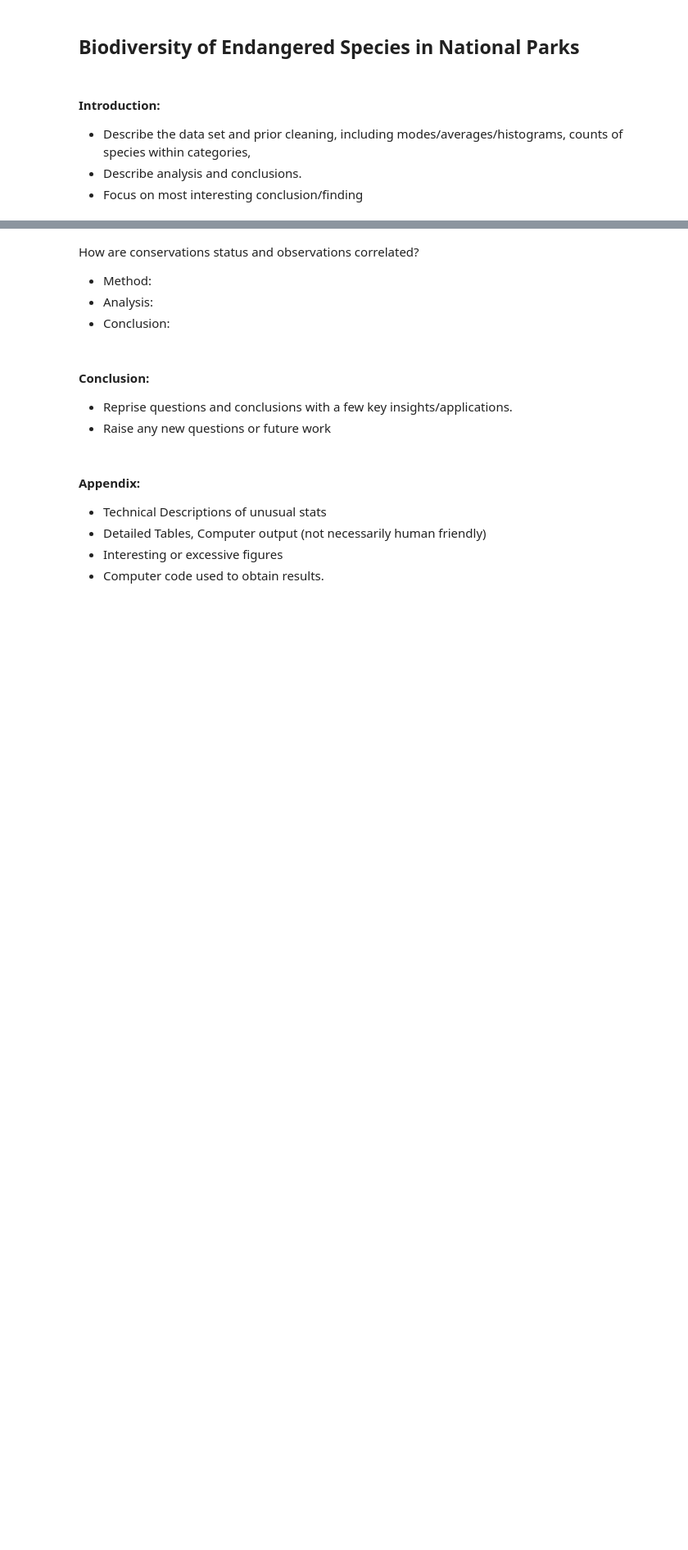
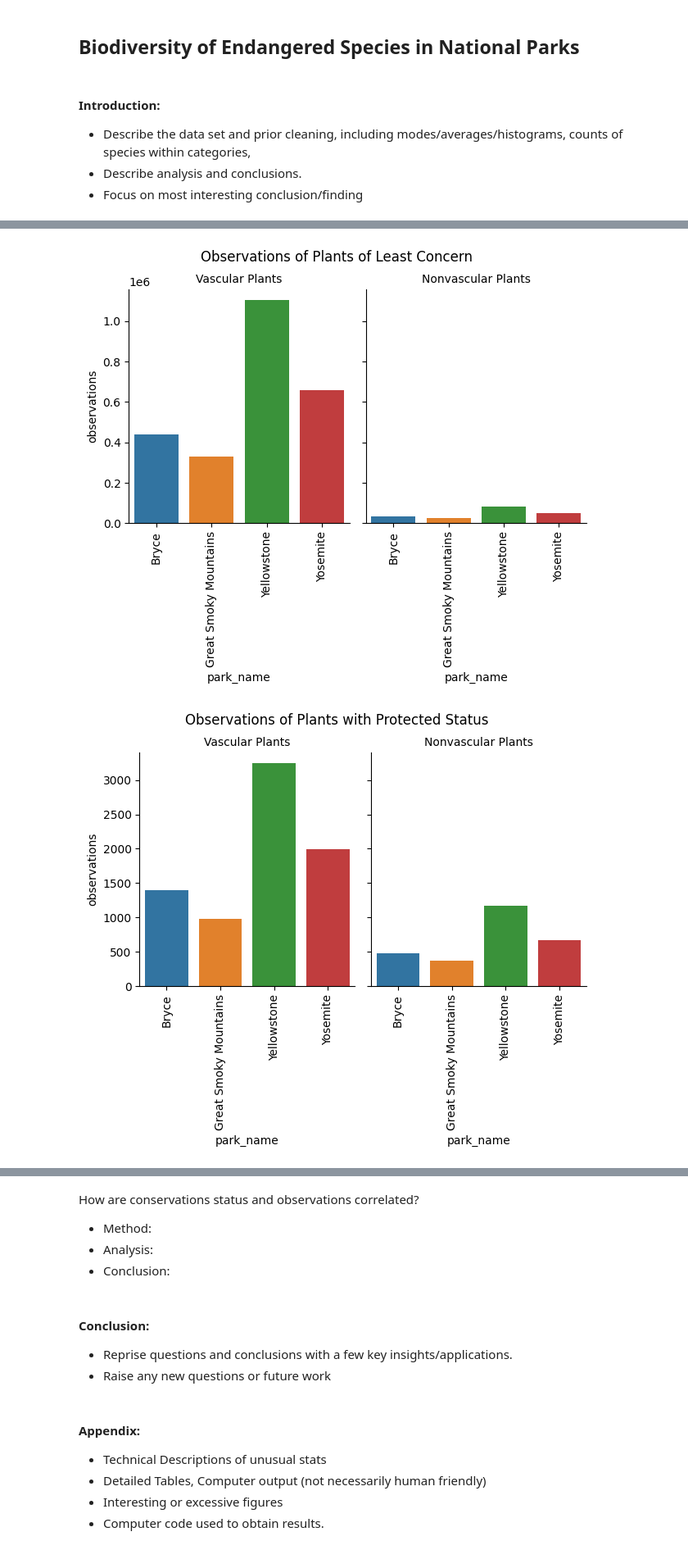
Before and after one commit to Matthewsabk/biodiversity, a Jupyter notebook: biodiversity.ipynb, the cells around one changed output, grey strips where cells are left out. Shown at 82% size. Cells and saved outputs as stored; diff of their text form; code cells hidden in the pictures; blank space fills up the shorter version.

```diff
--- a/biodiversity.ipynb
+++ b/biodiversity.ipynb
@@ -138,0 +86,41 @@ plt.clf()
+# %%
+#For greater visibility into the protection status of relative groups of species and plants we can split into two dataframes, one for plants and one for animals.
+#plants
+biodiv_plants = biodiv[biodiv['category'].str.contains('Plant')].reset_index(drop=True)
+biodiv_plants_gp_status= biodiv_plants.groupby(['conservation_status', 'protection_listing', 'category', 'park_name'], as_index=False)["observations"].sum()
+
+g=sns.catplot(
+    data = biodiv_plants_gp_status[biodiv_plants_gp_status['protection_listing']==0],
+    x='park_name',
+    y='observations',
+    col = 'category',
+    col_order = ['Vascular Plant', 'Nonvascular Plant'],
+    kind = 'bar',
+    errorbar= None,
+    height = 4,
+    aspect = .8,
+)
+h=sns.catplot(
+    data = biodiv_plants_gp_status[biodiv_plants_gp_status['protection_listing']==1],
+    x='park_name',
+    y='observations',
+    col = 'category',
+    col_order = ['Vascular Plant', 'Nonvascular Plant'],
+    kind = 'bar',
+    errorbar= None,
+    height = 4,
+    aspect = 0.8
+)
+g.set_xticklabels(rotation = 90)
+g.set_titles("{col_name}s")
+g.fig.subplots_adjust(top=.86)
+g.fig.suptitle('Observations of Plants of Least Concern')
+h.set_xticklabels(rotation = 90)
+h.set_titles("{col_name}s")
+h.fig.subplots_adjust(top=.86)
+h.fig.suptitle('Observations of Plants with Protected Status')
+plt.show()
+plt.close("all")
+# %% [output]
+[figure, added]
+[figure, added]
```
Also changed, not shown: parts of 27 cells of this notebook, 1 other file.
